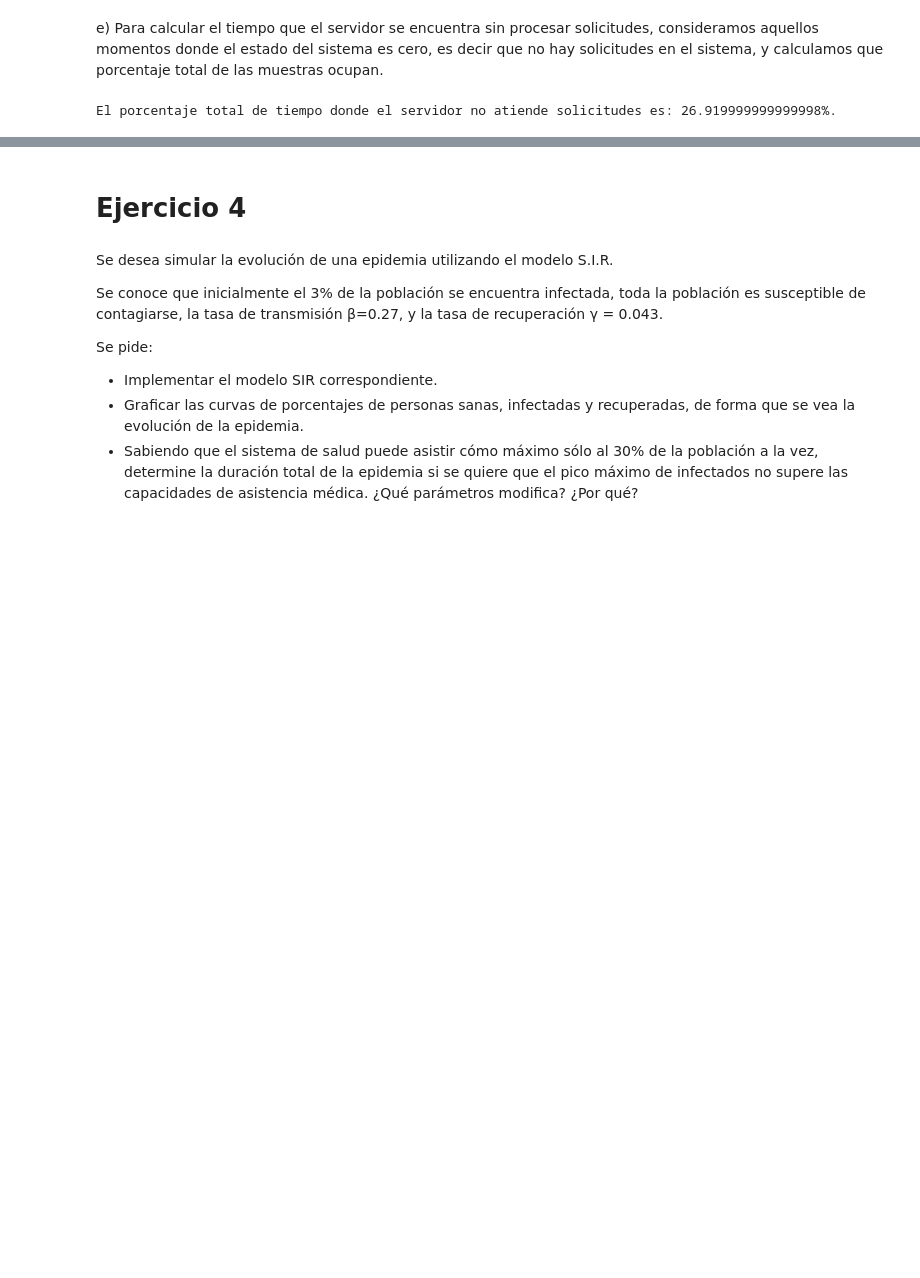
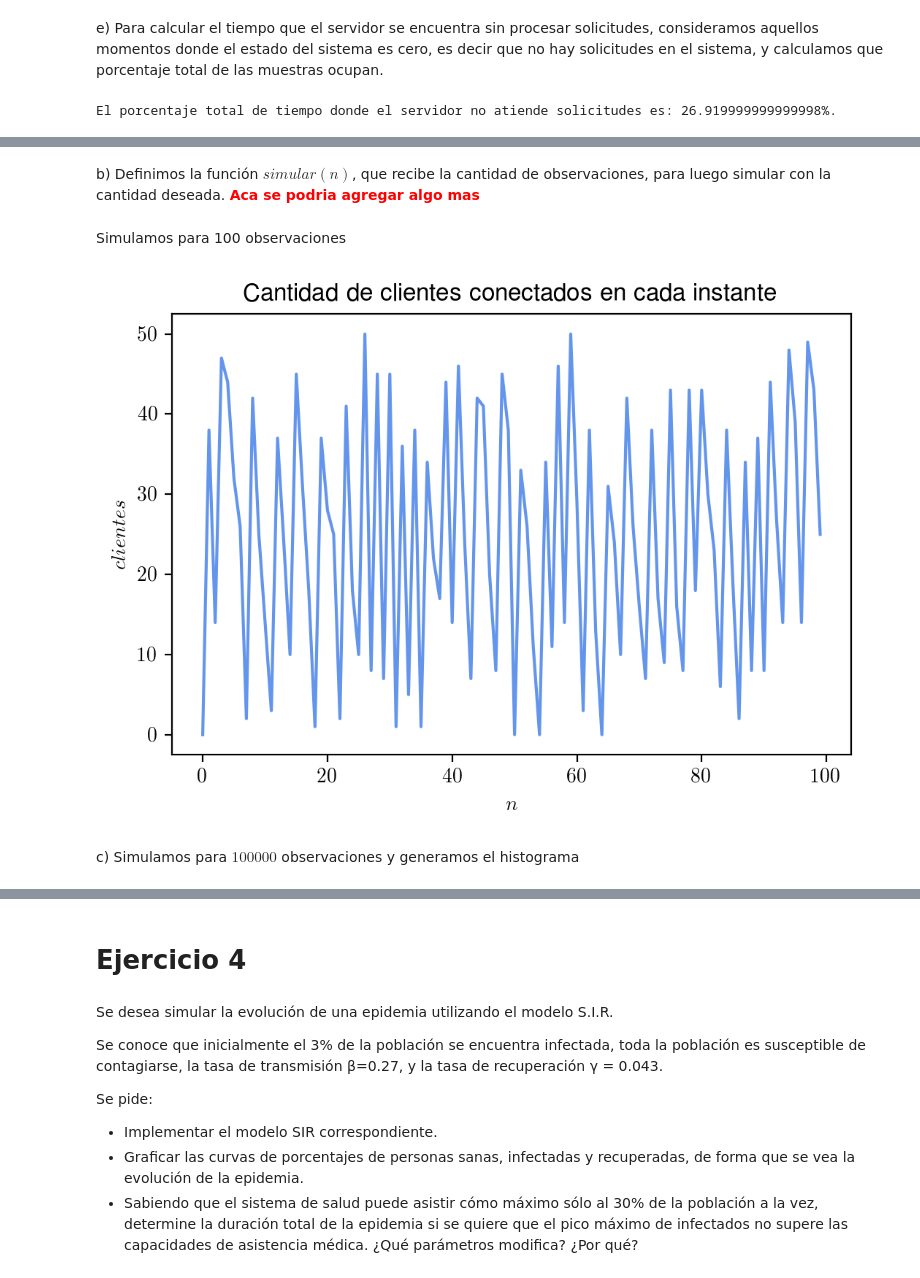
Before and after one commit to jian01/simulaamigues, a Jupyter notebook: TP2.ipynb, the cells around one changed output, grey strips where cells are left out. Cells and saved outputs as stored; diff of their text form; code cells hidden in the pictures; blank space fills up the shorter version.

```diff
--- a/TP2.ipynb
+++ b/TP2.ipynb
@@ -239,0 +345,42 @@ El porcentaje total de tiempo donde el servidor no atiende solicitudes es: 26.91
+# %% [markdown]
+b) Definimos la función $simular(n)$, que recibe la cantidad de observaciones, para luego simular con la cantidad deseada. <span style="color:red"> **Aca se podria agregar algo mas**</span>
+# %%
+np.random.seed(32)
+
+
+def simular(n):
+    random = np.random.rand(n)
+    estado_actual = 0
+    estados = [0]
+
+    for i in range(n-1):
+        probas_transicion = matriz[estado_actual]
+        r = random[i]
+        proba_acumulada = 0
+        estado_siguiente_encontrado = False
+        j = 0
+        while not estado_siguiente_encontrado:
+            proba_acumulada+=probas_transicion[j]
+            if r <= proba_acumulada:
+                estados.append(j)
+                estado_siguiente_encontrado = True
+                estado_actual = j
+            j+=1
+    return estados
+# %% [markdown]
+Simulamos para 100 observaciones
+# %%
+N = 100
+estados = simular(N)
+# %%
+observaciones = np.arange(0, 100, 1)
+plt.figure(dpi=200)
+plt.plot(observaciones, estados, color="cornflowerblue")
+plt.title("Cantidad de clientes conectados en cada instante")
+plt.xlabel(r"$n$")
+plt.ylabel(r"$clientes$")
+plt.show()
+# %% [output]
+[figure, added]
+# %% [markdown]
+c) Simulamos para $100000$ observaciones y generamos el histograma
```
Also changed, not shown: parts of 12 cells of this notebook.
